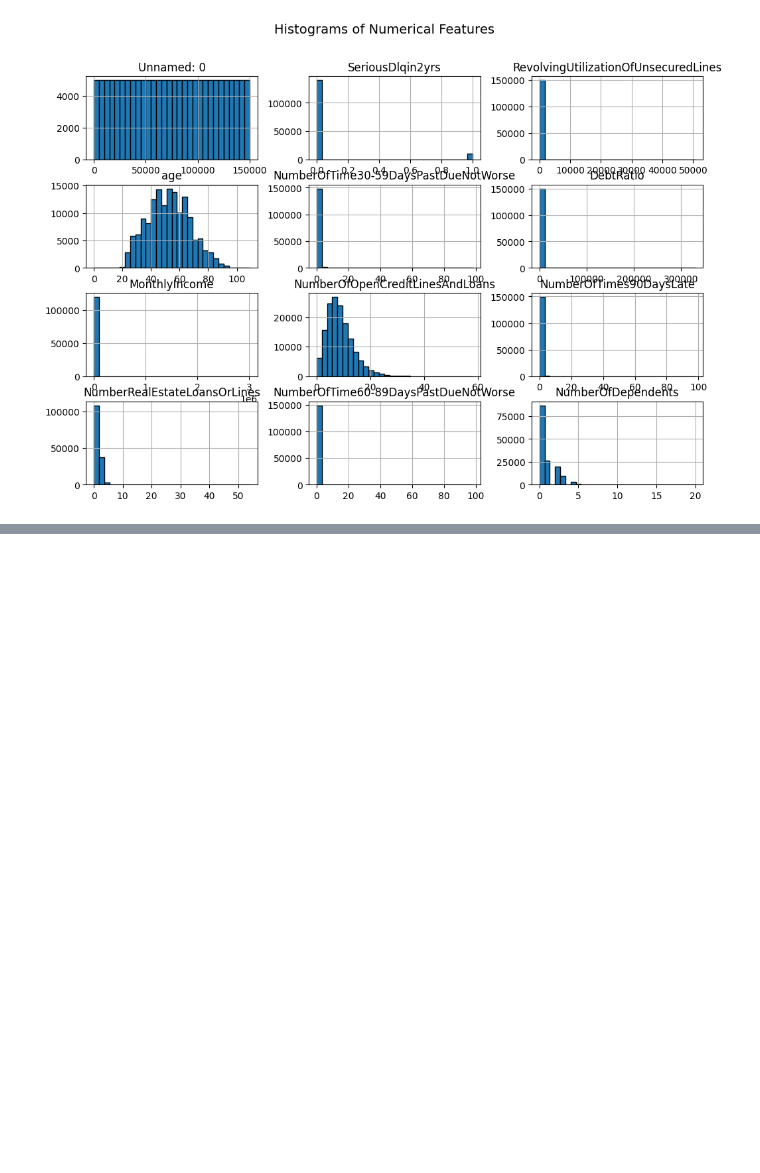
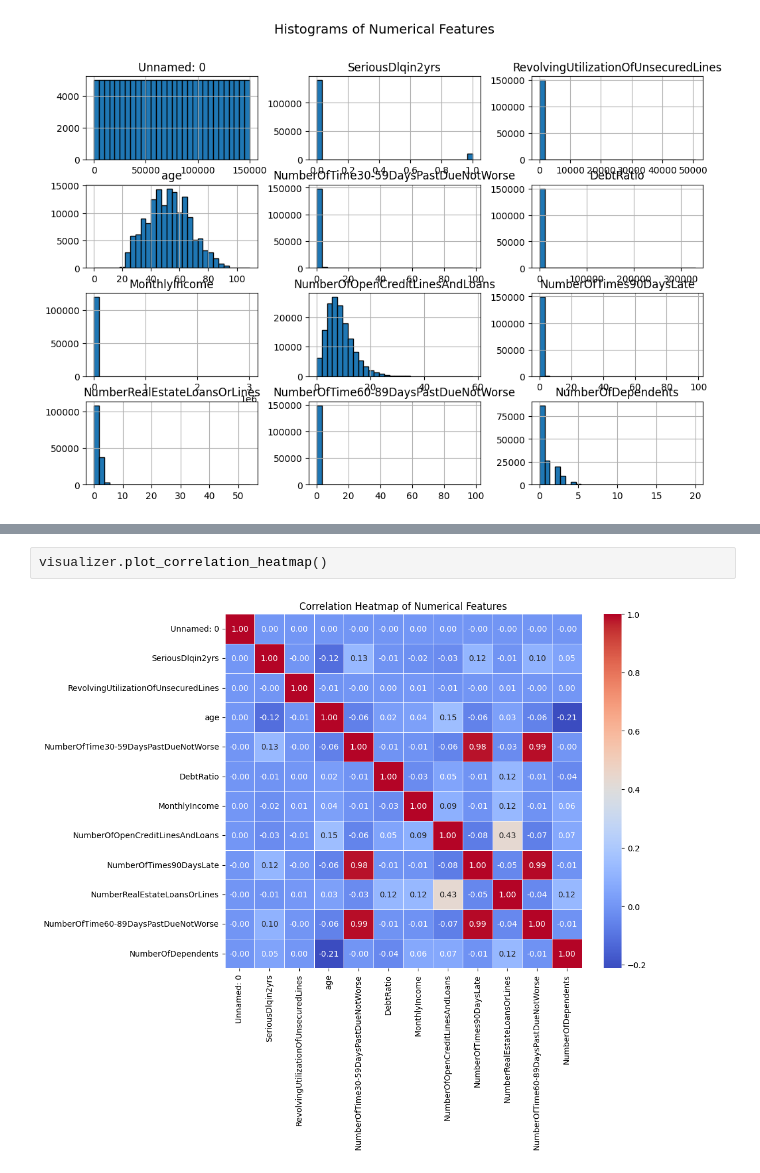
Before and after one commit to ab3lT/Advanced-XAI-Project-Credit-Score-Modeling, a Jupyter notebook: notebooks/eda.ipynb, the cells around one changed output, grey strips where cells are left out. Cells and saved outputs as stored; diff of their text form; blank space fills up the shorter version.

```diff
--- a/notebooks/eda.ipynb
+++ b/notebooks/eda.ipynb
@@ -154,0 +163,4 @@ visualizer.plot_histograms()
+# %%
+visualizer.plot_correlation_heatmap()
+# %% [output]
+[figure, added]
```
Also changed, not shown: parts of 1 cell of this notebook, 1 other file.
